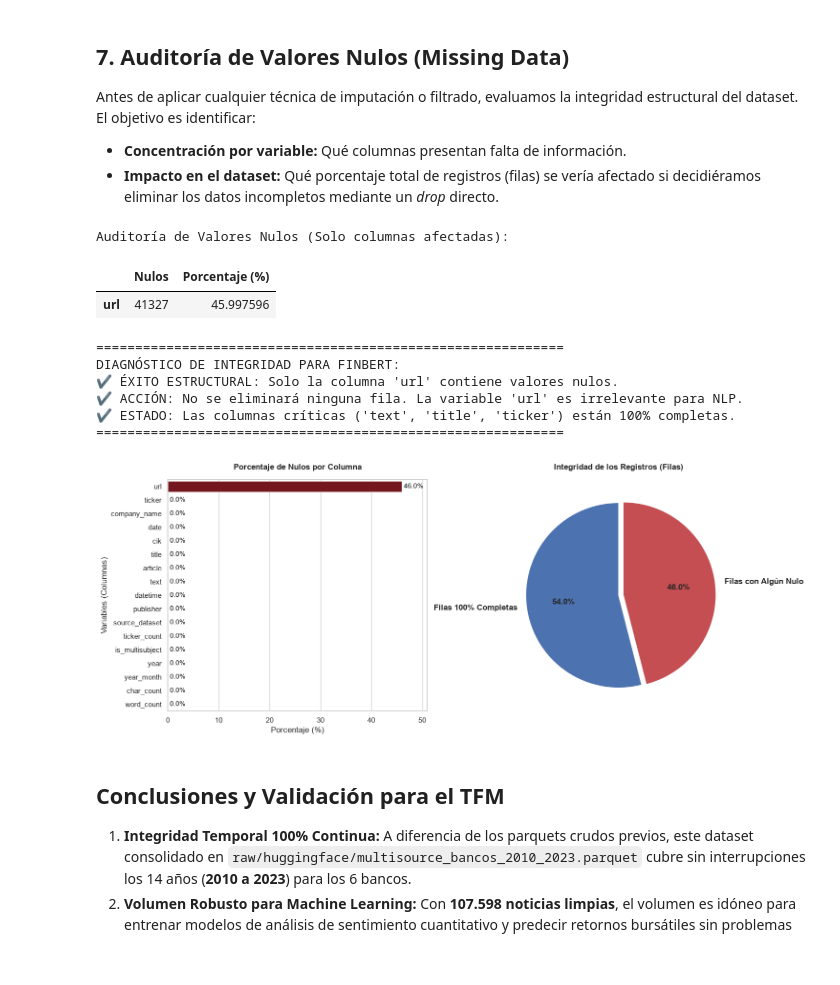
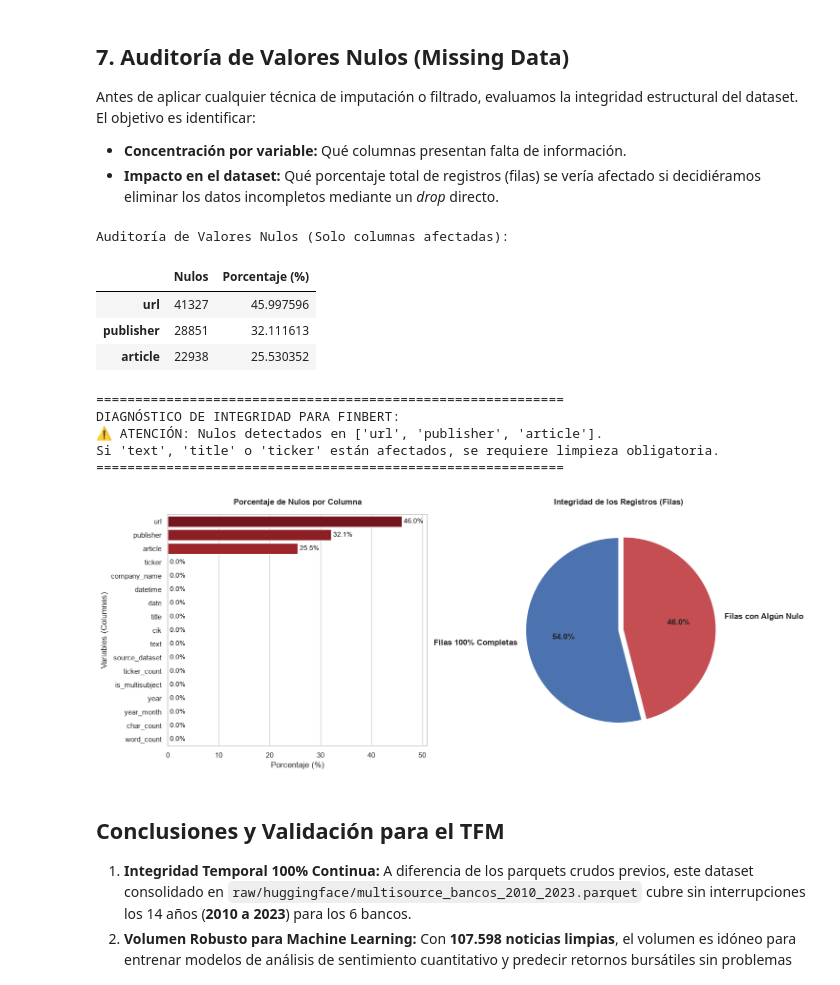
Before and after one commit to ArturoCarrilloJimenez/TFM-Master, a Jupyter notebook: src/notebooks/multisource_financial_news_EDA_2010_2023.ipynb, the cells around one changed output. Cells and saved outputs as stored; diff of their text form; code cells hidden in the pictures.

Commit message:
optimization para la categorizacion

```diff
--- a/src/notebooks/multisource_financial_news_EDA_2010_2023.ipynb
+++ b/src/notebooks/multisource_financial_news_EDA_2010_2023.ipynb
@@ -658,7 +647,7 @@ Antes de aplicar cualquier técnica de imputación o filtrado, evaluamos la inte
 * **Impacto en el dataset:** Qué porcentaje total de registros (filas) se vería afectado si decidiéramos eliminar los datos incompletos mediante un *drop* directo.
 # %%
 # 1. Calcular nulos por columna y su porcentaje
-null_counts = df.isnull().sum()
+null_counts = df.isnull().sum() + df.eq('').sum()
 null_pct = (null_counts / len(df)) * 100
 null_df = pd.DataFrame({'Nulos': null_counts, 'Porcentaje (%)': null_pct}).sort_values(by='Nulos', ascending=False)
 
@@ -704,37 +693,38 @@ axes[0].set_ylabel("Variables (Columnas)")
 axes[0].set_xlim(0, max(10, null_pct.max() + 5))
 
 for container in axes[0].containers:
     axes[0].bar_label(container, fmt='%.1f%%', padding=3, color='black', fontsize=10)
 
 # --- GRÁFICO 2 (Derecha): Tarta ---
 labels = ['Filas 100% Completas', 'Filas con Algún Nulo']
 colores = ['#4C72B0', '#C44E52']
 valores = [filas_completas, filas_con_nulos]
 
 axes[1].pie(
     valores,
     labels=labels,
     autopct='%1.1f%%',
     startangle=90,
     colors=colores,
     explode=[0, 0.05] if filas_con_nulos > 0 else [0, 0],
     textprops={'fontsize': 12, 'fontweight': 'bold'}
 )
 axes[1].set_title("Integridad de los Registros (Filas)", fontweight='bold', pad=15)
 
 plt.tight_layout()
 plt.show()
 # %% [output]
 Auditoría de Valores Nulos (Solo columnas afectadas):
 |  | Nulos | Porcentaje (%) |
 | url | 41327 | 45.997596 |
+| publisher | 28851 | 32.111613 |
+| article | 22938 | 25.530352 |
 ============================================================
 DIAGNÓSTICO DE INTEGRIDAD PARA FINBERT:
-✔ ÉXITO ESTRUCTURAL: Solo la columna 'url' contiene valores nulos.
-✔ ACCIÓN: No se eliminará ninguna fila. La variable 'url' es irrelevante para NLP.
-✔ ESTADO: Las columnas críticas ('text', 'title', 'ticker') están 100% completas.
+⚠ ATENCIÓN: Nulos detectados en ['url', 'publisher', 'article'].
+Si 'text', 'title' o 'ticker' están afectados, se requiere limpieza obligatoria.
 ============================================================
-[figure, old version]
+[figure, new version]
 # %% [markdown]
 ## Conclusiones y Validación para el TFM
 
```
Also changed, not shown: parts of 5 cells of this notebook, 1 other file.
